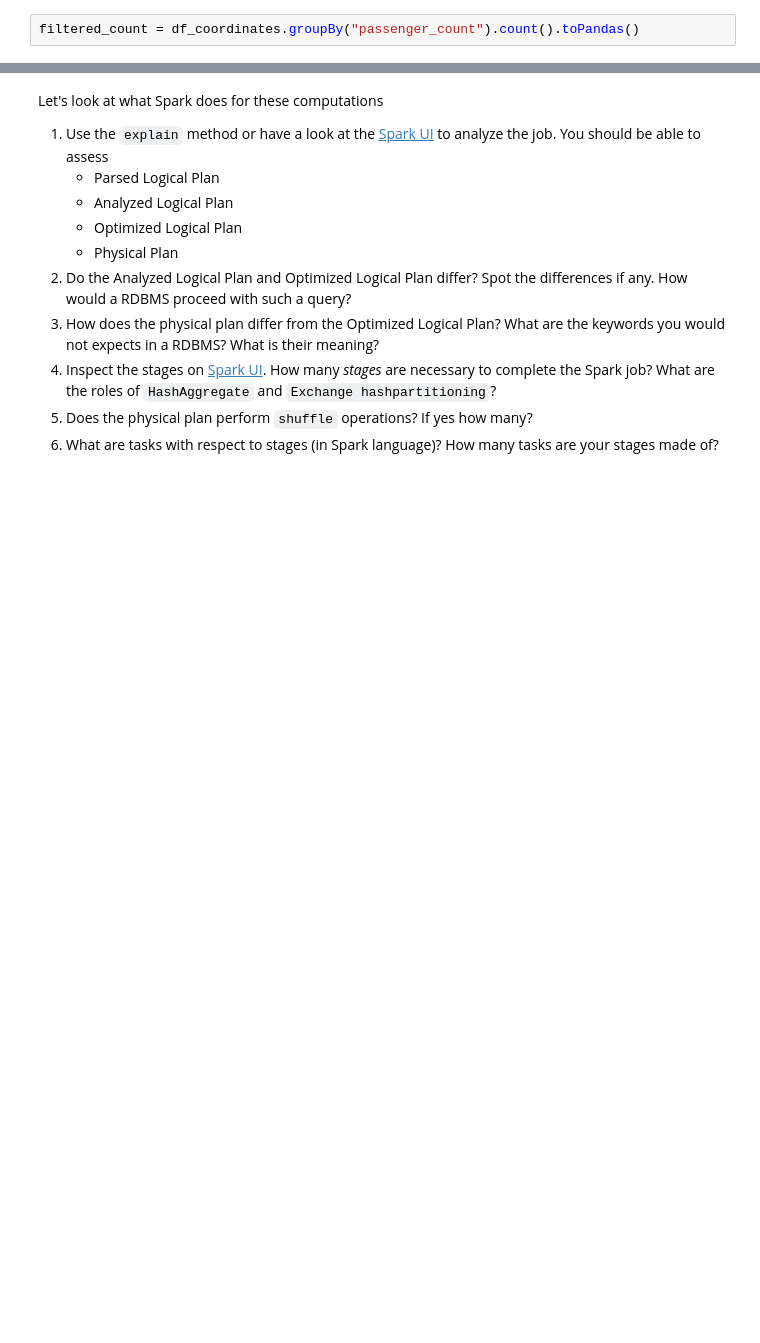
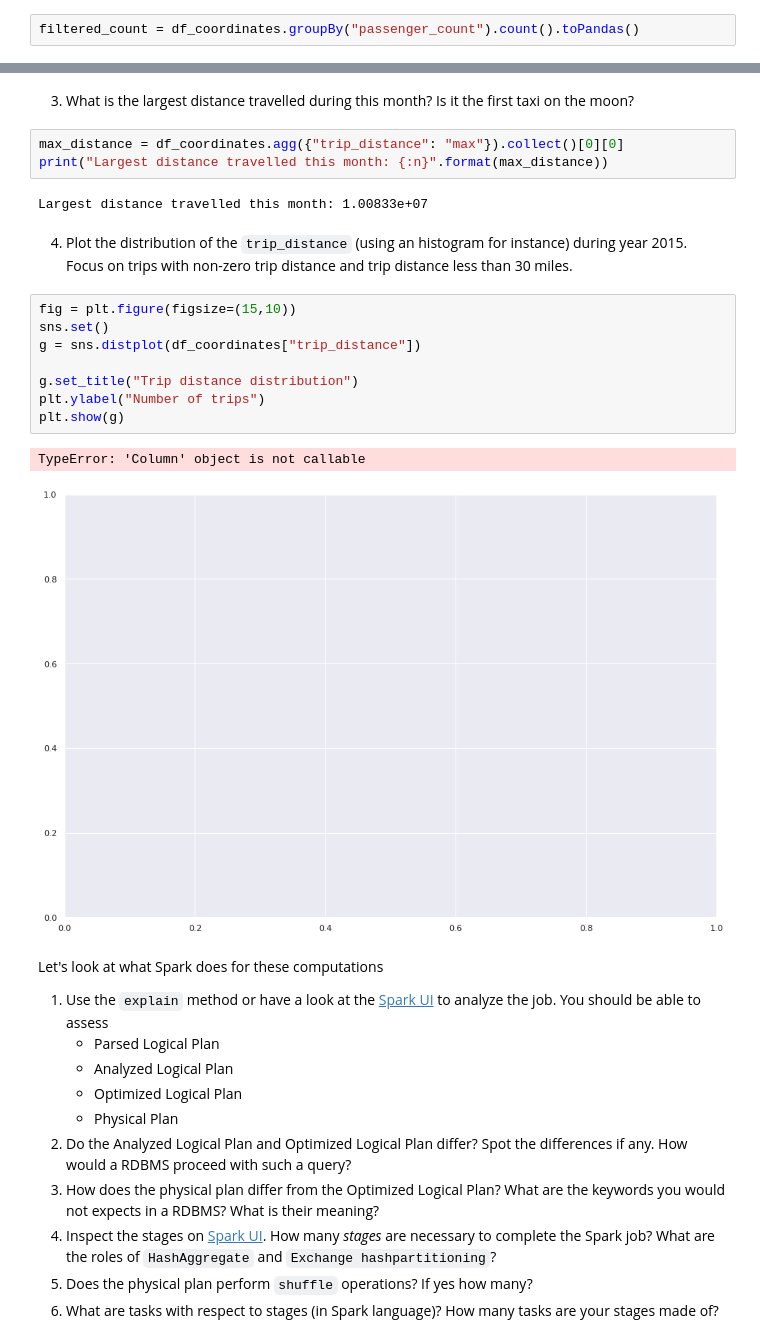
Before and after one commit to JLechuga94/BigData_1, a Jupyter notebook: homework03.ipynb, the cells around one changed output, grey strips where cells are left out. Cells and saved outputs as stored; diff of their text form; blank space fills up the shorter version.

```diff
--- a/homework03.ipynb
+++ b/homework03.ipynb
@@ -544,3 +597,23 @@ with them
+# %% [markdown]
+3. What is the largest distance travelled during this month? Is it the first taxi on the moon?
+# %%
+max_distance = df_coordinates.agg({"trip_distance": "max"}).collect()[0][0]
+print("Largest distance travelled this month: {:n}".format(max_distance))
+# %% [output]
+Largest distance travelled this month: 1.00833e+07
+# %% [markdown]
+4. Plot the distribution of the `trip_distance` (using an histogram for instance) during year 2015. Focus on trips with non-zero trip distance and trip distance less than 30 miles.
+# %%
+fig = plt.figure(figsize=(15,10))
+sns.set()
+g = sns.distplot(df_coordinates["trip_distance"])
+
+g.set_title("Trip distance distribution")
+plt.ylabel("Number of trips")
+plt.show(g)
+# %% [output]
+TypeError: 'Column' object is not callable
+[figure, added]
 # %% [markdown]
 Let's look at what Spark does for these computations
 
```
Also changed, not shown: parts of 13 cells of this notebook.
